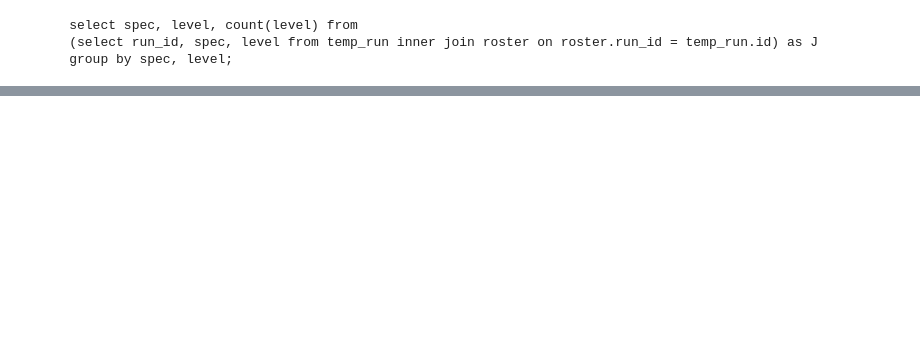
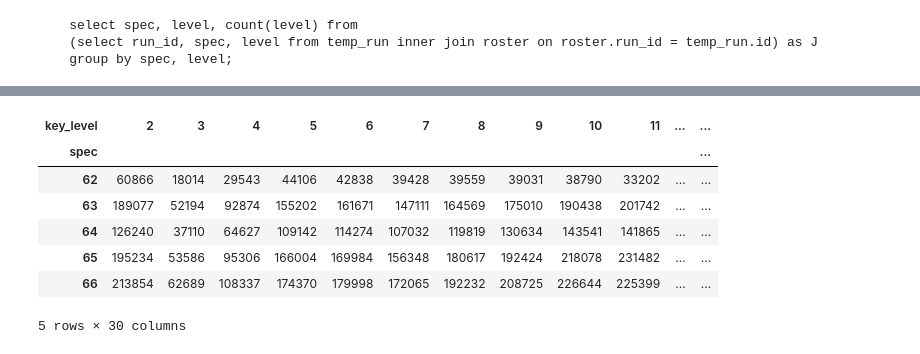
Before and after one commit to ily123/blizzard_api, a Jupyter notebook: dashboard_class_representation/ridge_plot.ipynb, the cells around one changed output, grey strips where cells are left out. Drawn from its saved outputs; the diff is of its cells as text; code cells hidden in the pictures; blank space fills up the shorter version.

```diff
--- a/dashboard_class_representation/ridge_plot.ipynb
+++ b/dashboard_class_representation/ridge_plot.ipynb
@@ -248,0 +564,11 @@ AttributeError: module 'scipy.interpolate' has no attribute 'spline'
+# %%
+table.head(5)
+# %% [output]
+| key_level | 2 | 3 | 4 | 5 | 6 | 7 | 8 | 9 | 10 | 11 | ... | ... |
+| spec |  |  |  |  |  |  |  |  |  |  |  | ... |
+| 62 | 60866 | 18014 | 29543 | 44106 | 42838 | 39428 | 39559 | 39031 | 38790 | 33202 | ... | ... |
+| 63 | 189077 | 52194 | 92874 | 155202 | 161671 | 147111 | 164569 | 175010 | 190438 | 201742 | ... | ... |
+| 64 | 126240 | 37110 | 64627 | 109142 | 114274 | 107032 | 119819 | 130634 | 143541 | 141865 | ... | ... |
+| 65 | 195234 | 53586 | 95306 | 166004 | 169984 | 156348 | 180617 | 192424 | 218078 | 231482 | ... | ... |
+| 66 | 213854 | 62689 | 108337 | 174370 | 179998 | 172065 | 192232 | 208725 | 226644 | 225399 | ... | ... |
+5 rows × 30 columns
```
Also changed, not shown: parts of 30 cells of this notebook, 2 other files.
